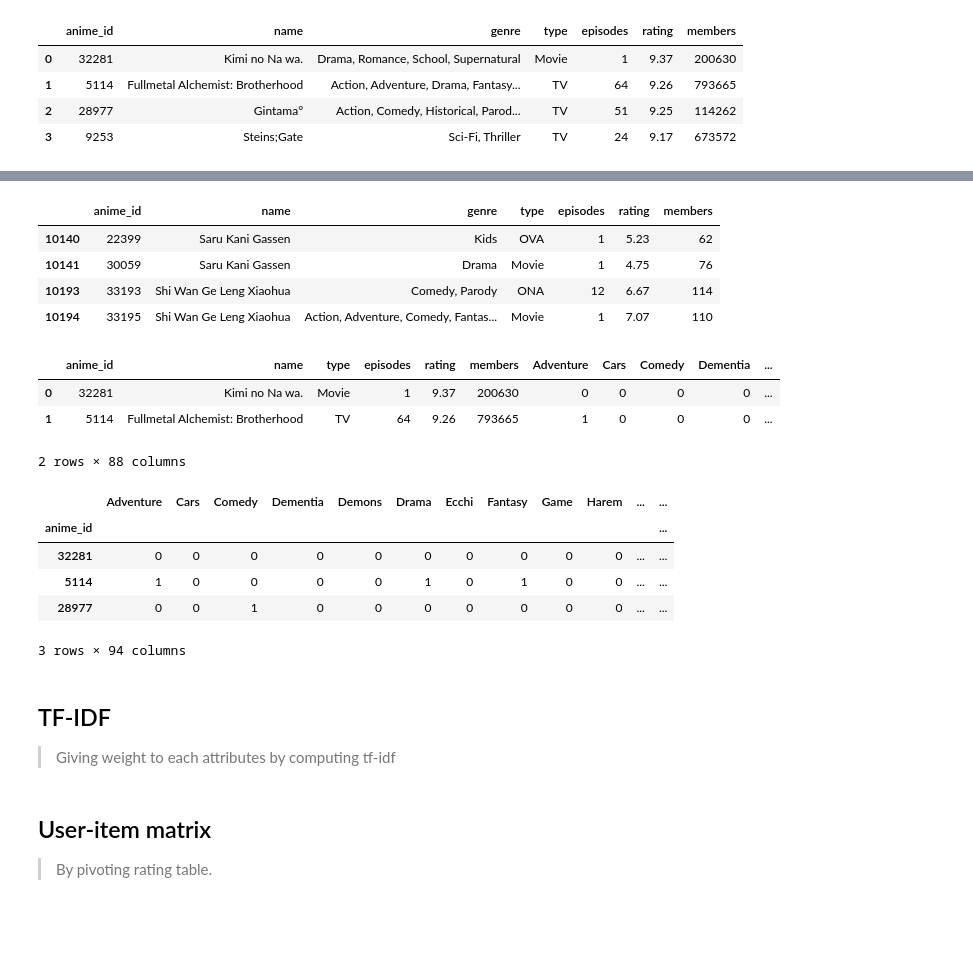
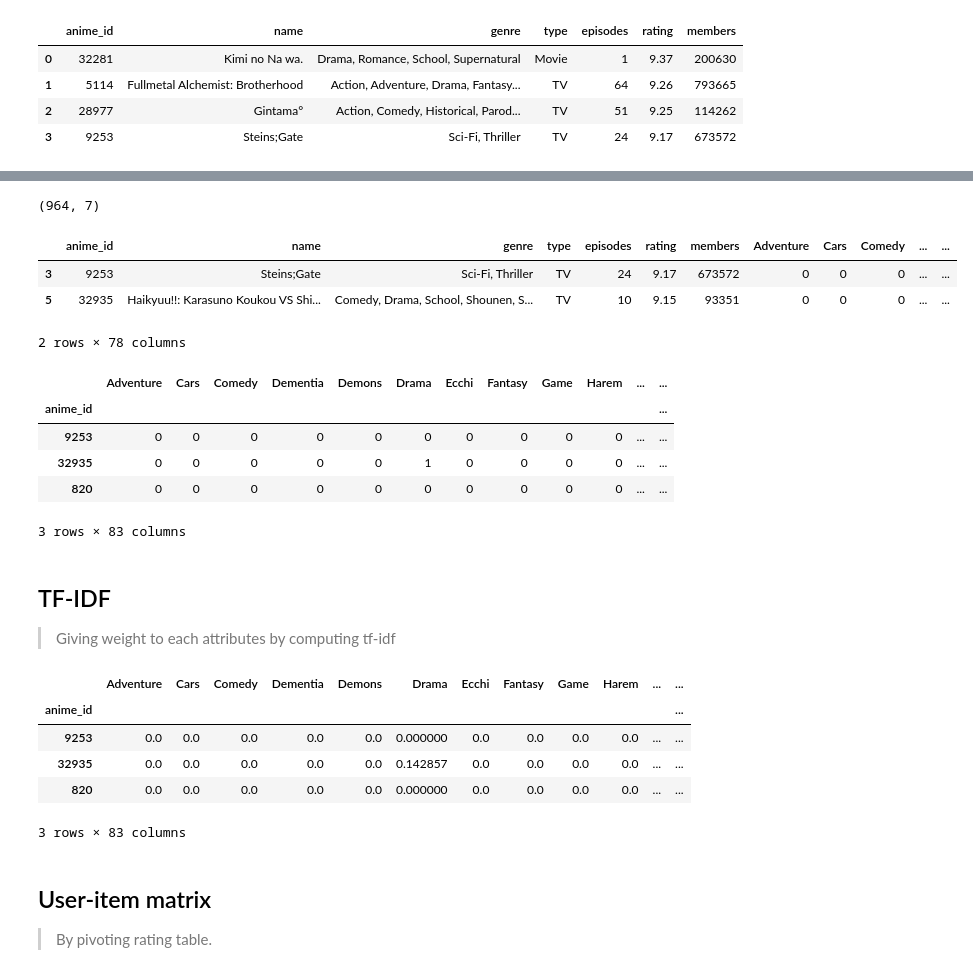
Before and after one commit to aomerkii/Casual_recommender, a Jupyter notebook: content_based_recommender.ipynb, the cells around one changed output, grey strips where cells are left out. Saved outputs shown, nothing was run; the diff lists cells and outputs as text; code cells hidden in the pictures; blank space fills up the shorter version.

```diff
--- a/content_based_recommender.ipynb
+++ b/content_based_recommender.ipynb
@@ -35,41 +14,48 @@ Name: name, Length: 12292, dtype: int64
-# %%
-anime[(anime['name']=='Shi Wan Ge Leng Xiaohua') | (anime['name']=='Saru Kani Gassen')]
-# %% [output]
-|  | anime_id | name | genre | type | episodes | rating | members |
-| 10140 | 22399 | Saru Kani Gassen | Kids | OVA | 1 | 5.23 | 62 |
-| 10141 | 30059 | Saru Kani Gassen | Drama | Movie | 1 | 4.75 | 76 |
-| 10193 | 33193 | Shi Wan Ge Leng Xiaohua | Comedy, Parody | ONA | 12 | 6.67 | 114 |
-| 10194 | 33195 | Shi Wan Ge Leng Xiaohua | Action, Adventure, Comedy, Fantas... | Movie | 1 | 7.07 | 110 |
+# %%
+import random
+
+anime_rd=random.choices(anime['anime_id'],k=1000)
+anime=anime[anime['anime_id'].isin(anime_rd)]
+print(anime.shape)
+# %% [output]
+(964, 7)
 # %%
 from sklearn.preprocessing import MultiLabelBinarizer
 mlb = MultiLabelBinarizer()
 
-anime_genre=anime.join(pd.DataFrame(mlb.fit_transform(anime.pop('genre').str.split(',')),columns=mlb.classes_,index=anime.index))
+anime_genre=anime.join(pd.DataFrame(mlb.fit_transform(anime['genre'].str.split(',')),columns=mlb.classes_,index=anime.index))
 del anime_genre['1']
 anime_genre.head(2)
 # %% [output]
-|  | anime_id | name | type | episodes | rating | members | Adventure | Cars | Comedy | Dementia | ... |
-| 0 | 32281 | Kimi no Na wa. | Movie | 1 | 9.37 | 200630 | 0 | 0 | 0 | 0 | ... |
-| 1 | 5114 | Fullmetal Alchemist: Brotherhood | TV | 64 | 9.26 | 793665 | 1 | 0 | 0 | 0 | ... |
+|  | anime_id | name | genre | type | episodes | rating | members | Adventure | Cars | Comedy | ... | ... |
+| 3 | 9253 | Steins;Gate | Sci-Fi, Thriller | TV | 24 | 9.17 | 673572 | 0 | 0 | 0 | ... | ... |
+| 5 | 32935 | Haikyuu!!: Karasuno Koukou VS Shi... | Comedy, Drama, School, Shounen, S... | TV | 10 | 9.15 | 93351 | 0 | 0 | 0 | ... | ... |
-2 rows × 88 columns
+2 rows × 78 columns
 # %%
 anime_dummy=pd.get_dummies(anime_genre,columns=['type','type']).set_index('anime_id')
-anime_dummy.drop(columns=['members','episodes','rating','name'],inplace=True)
+anime_dummy.drop(columns=['members','episodes','rating','name','genre'],inplace=True)
 anime_dummy.head(3)
 # %% [output]
 |  | Adventure | Cars | Comedy | Dementia | Demons | Drama | Ecchi | Fantasy | Game | Harem | ... | ... |
 | anime_id |  |  |  |  |  |  |  |  |  |  |  | ... |
-| 32281 | 0 | 0 | 0 | 0 | 0 | 0 | 0 | 0 | 0 | 0 | ... | ... |
-| 5114 | 1 | 0 | 0 | 0 | 0 | 1 | 0 | 1 | 0 | 0 | ... | ... |
-| 28977 | 0 | 0 | 1 | 0 | 0 | 0 | 0 | 0 | 0 | 0 | ... | ... |
+| 9253 | 0 | 0 | 0 | 0 | 0 | 0 | 0 | 0 | 0 | 0 | ... | ... |
+| 32935 | 0 | 0 | 0 | 0 | 0 | 1 | 0 | 0 | 0 | 0 | ... | ... |
+| 820 | 0 | 0 | 0 | 0 | 0 | 0 | 0 | 0 | 0 | 0 | ... | ... |
-3 rows × 94 columns
+3 rows × 83 columns
 # %% [markdown]
 <h2>TF-IDF</h2>
 <blockquote>Giving weight to each attributes by computing tf-idf
 # %%
 #TF
-anime_tf=anime_dummy.applymap(lambda x: x/anime_dummy.sum(axis=1))
+anime_tf=anime_dummy.apply(lambda x: x/anime_dummy.sum(axis=1))
 anime_tf.head(3)
+# %% [output]
+|  | Adventure | Cars | Comedy | Dementia | Demons | Drama | Ecchi | Fantasy | Game | Harem | ... | ... |
+| anime_id |  |  |  |  |  |  |  |  |  |  |  | ... |
+| 9253 | 0.0 | 0.0 | 0.0 | 0.0 | 0.0 | 0.000000 | 0.0 | 0.0 | 0.0 | 0.0 | ... | ... |
+| 32935 | 0.0 | 0.0 | 0.0 | 0.0 | 0.0 | 0.142857 | 0.0 | 0.0 | 0.0 | 0.0 | ... | ... |
+| 820 | 0.0 | 0.0 | 0.0 | 0.0 | 0.0 | 0.000000 | 0.0 | 0.0 | 0.0 | 0.0 | ... | ... |
+3 rows × 83 columns
 # %%
 #IDF
 freq=anime_dummy.sum(axis=0)
```
Also changed, not shown: parts of 10 cells of this notebook.
